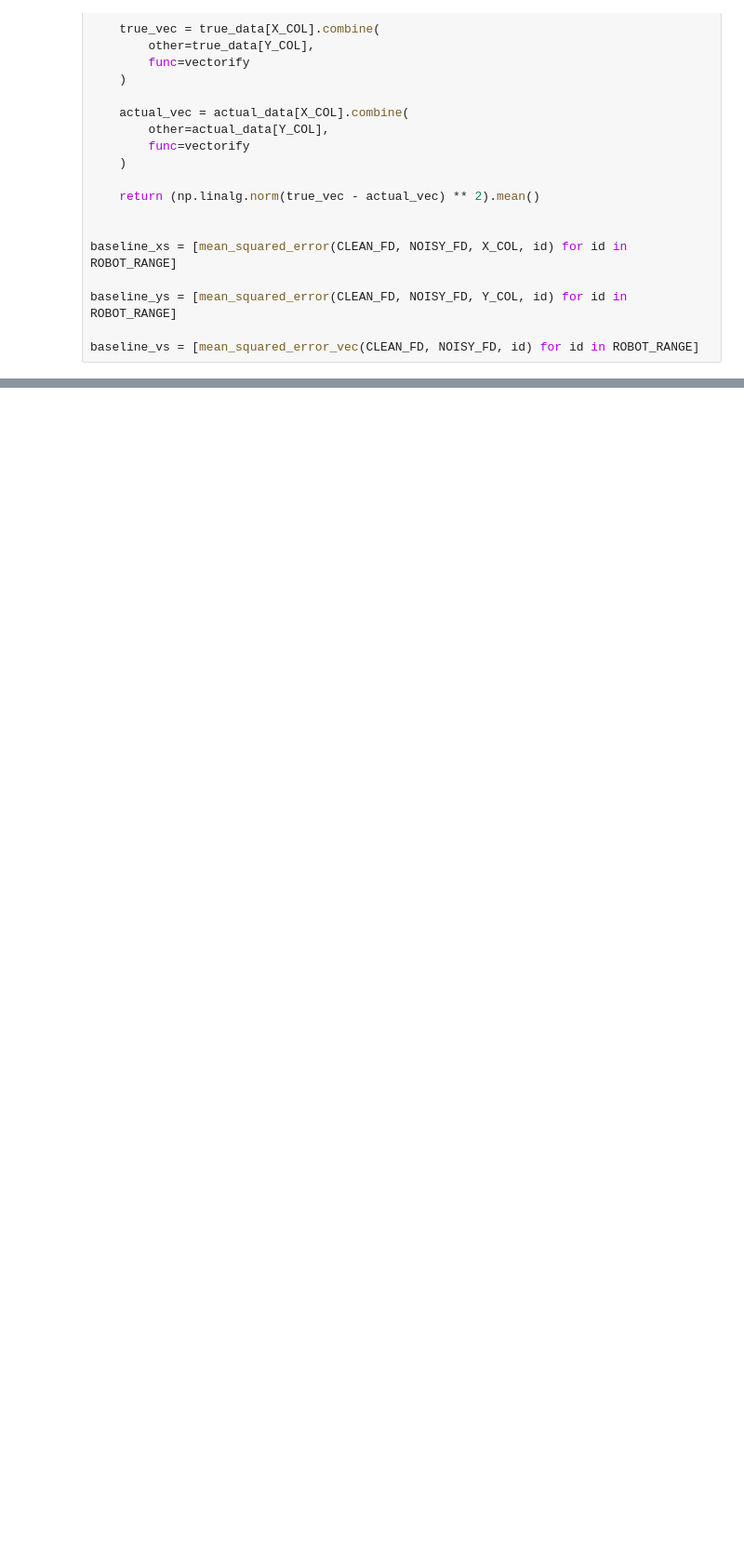
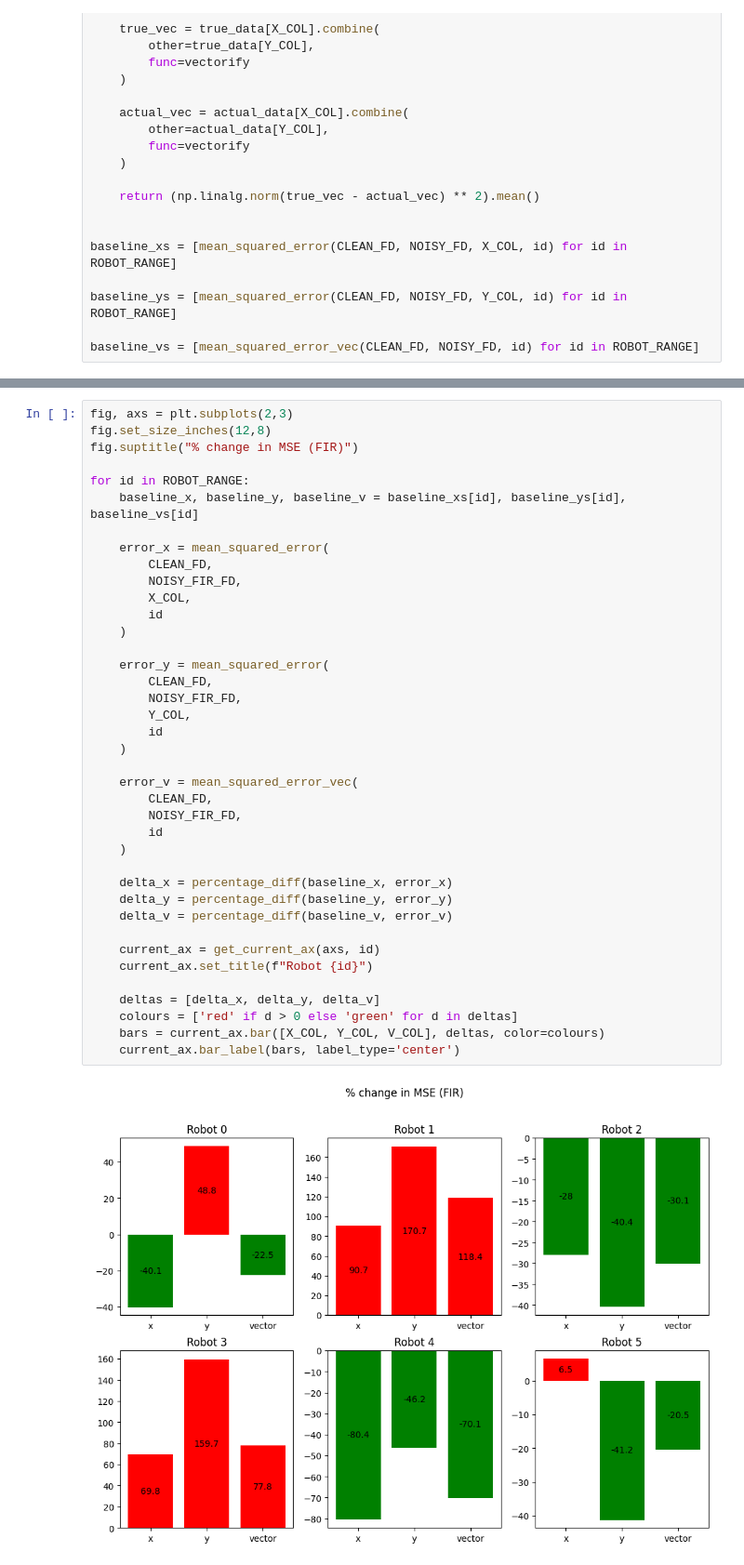
Before and after one commit to First-Order-RoboCup-SSL/Utama-Core, a Jupyter notebook: vision_data/kalman_dwa_summary.ipynb, the cells around one changed output, grey strips where cells are left out. Shown at 93% size. Cells and saved outputs as stored; diff of their text form; blank space fills up the shorter version.

```diff
--- a/vision_data/kalman_dwa_summary.ipynb
+++ b/vision_data/kalman_dwa_summary.ipynb
@@ -250,0 +252,41 @@ for id in ROBOT_RANGE:
+# %%
+fig, axs = plt.subplots(2,3)
+fig.set_size_inches(12,8)
+fig.suptitle("% change in MSE (FIR)")
+
+for id in ROBOT_RANGE:
+    baseline_x, baseline_y, baseline_v = baseline_xs[id], baseline_ys[id], baseline_vs[id]
+
+    error_x = mean_squared_error(
+        CLEAN_FD,
+        NOISY_FIR_FD,
+        X_COL,
+        id
+    )
+
+    error_y = mean_squared_error(
+        CLEAN_FD,
+        NOISY_FIR_FD,
+        Y_COL,
+        id
+    )
+
+    error_v = mean_squared_error_vec(
+        CLEAN_FD,
+        NOISY_FIR_FD,
+        id
+    )
+
+    delta_x = percentage_diff(baseline_x, error_x)
+    delta_y = percentage_diff(baseline_y, error_y)
+    delta_v = percentage_diff(baseline_v, error_v)
+
+    current_ax = get_current_ax(axs, id)
+    current_ax.set_title(f"Robot {id}")
+
+    deltas = [delta_x, delta_y, delta_v]
+    colours = ['red' if d > 0 else 'green' for d in deltas]
+    bars = current_ax.bar([X_COL, Y_COL, V_COL], deltas, color=colours)
+    current_ax.bar_label(bars, label_type='center')
+# %% [output]
+[figure, added]
```
Also changed, not shown: parts of 5 cells of this notebook, 37 other files.
